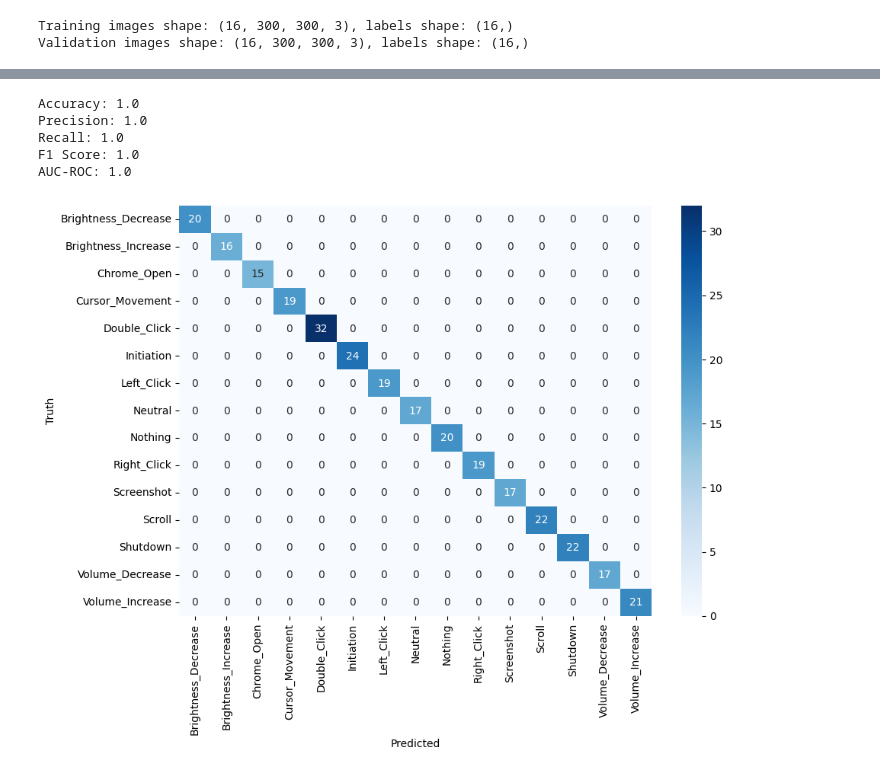
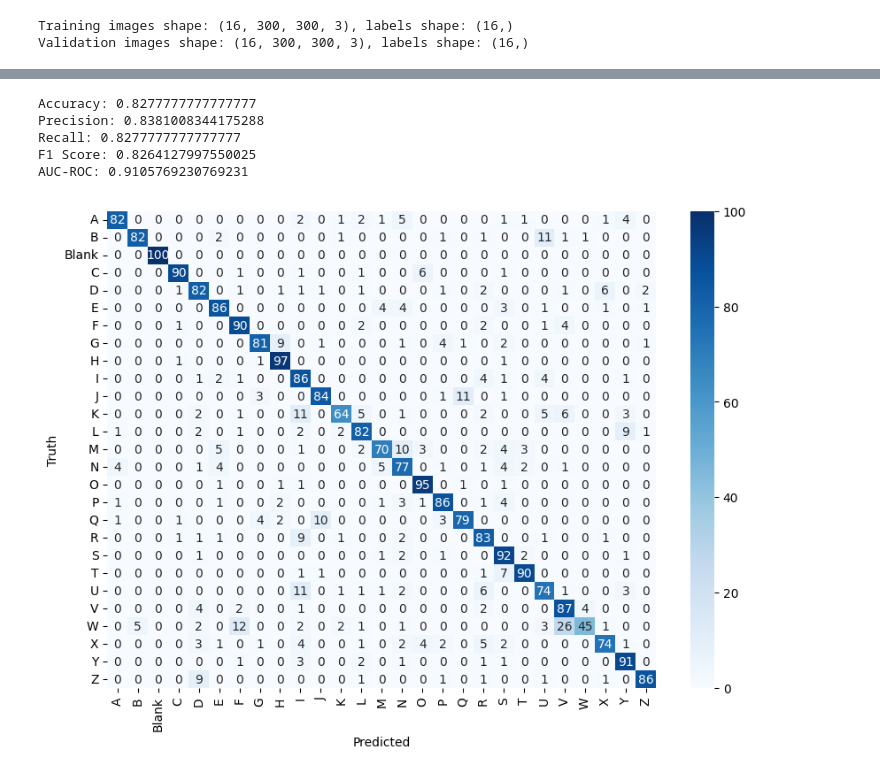
Before and after one commit to AbhinashShrestha/GBHCI, a Jupyter notebook: Model_Training/main_efficientnetv2.ipynb, the cells around one changed output, grey strips where cells are left out. Drawn from its saved outputs; the diff is of its cells as text; code cells hidden in the pictures.

Commit message:
EfficientNetV2S_300x300_FEB_14_Dataset_alpha.h5 is one of the best models on the Dataset_alpha

```diff
--- a/Model_Training/main_efficientnetv2.ipynb
+++ b/Model_Training/main_efficientnetv2.ipynb
@@ -199,7 +217,7 @@ for i, class_name in enumerate(class_names):
 # %%
 # Cell 6: Build model
 inputs = layers.Input(shape=(IMG_WIDTH, IMG_HEIGHT, 3))
-model = EfficientNetV2S(include_top=False, input_tensor=inputs, weights="imagenet")
+model = EfficientNetV2M(include_top=False, input_tensor=inputs, weights="imagenet")
 
 # Freeze the pretrained weights
 model.trainable = False
@@ -251,11 +269,11 @@ None
 # %%
 # Cell 7: Define callbacks
 early_stopping = EarlyStopping(monitor='val_loss', patience=5, restore_best_weights=True)
-checkpoint_filepath = '/home/anon/MajorProject/Non_Git/Checkpoints/Dataset_alpha/checkpoint-{epoch:02d}-{val_accuracy:.4f}.h5'
+checkpoint_filepath = '/home/anon/MajorProject/Non_Git/Checkpoints/Synthetic_Dataset/checkpoint-{epoch:02d}-{val_accuracy:.4f}.h5'
 model_checkpoint = ModelCheckpoint(filepath=checkpoint_filepath, monitor='val_accuracy', mode='max', save_best_only=True)
 # %%
 #Cell 8 train the model
-epochs = 30
+epochs = 40
 hist = model.fit(train_ds, epochs=epochs, validation_data=val_ds, callbacks=[early_stopping, model_checkpoint])
 # hist = model.fit(train_ds, epochs=epochs, validation_data=val_ds, callbacks=[early_stopping])
 # %% [output]
@@ -553,41 +567,41 @@ auc_roc = roc_auc_score(y_true_lb, y_pred_lb, average=average, multi_class='ovr'
 
 # Confusion Matrix
 cm = confusion_matrix(y_true, y_pred)
 
 # Print metrics
 print(f"Accuracy: {accuracy}")
 print(f"Precision: {precision}")
 print(f"Recall: {recall}")
 print(f"F1 Score: {f1}")
 print(f"AUC-ROC: {auc_roc}")
 
 # Assuming class_names is a list of your class names in the order they were encoded
-class_names = ['Brightness_Decrease', 'Brightness_Increase', 'Chrome_Open', 'Cursor_Movement', 'Double_Click', 'Initiation', 'Left_Click', 'Neutral', 'Nothing', 'Right_Click', 'Screenshot', 'Scroll', 'Shutdown', 'Volume_Decrease', 'Volume_Increase']
+# class_names = ['Brightness_Decrease', 'Brightness_Increase', 'Chrome_Open', 'Cursor_Movement', 'Double_Click', 'Initiation', 'Left_Click', 'Neutral', 'Nothing', 'Right_Click', 'Screenshot', 'Scroll', 'Shutdown', 'Volume_Decrease', 'Volume_Increase']
 # class_names = ['0', '1', '2', '3', '4', '5', '6', '7', '8', '9', 'a', 'b', 'c', 'd', 'e', 'f', 'g', 'h', 'i', 'j', 'k', 'l', 'm', 'n', 'o', 'p', 'q', 'r', 's', 't', 'u', 'v', 'w', 'x', 'y', 'z']
 
-# class_names = ['A', 'B', 'Blank', 'C', 'D', 'E', 'F', 'G', 'H', 'I', 'J', 'K', 'L', 'M', 'N', 'O', 'P', 'Q', 'R', 'S', 'T', 'U', 'V', 'W', 'X', 'Y', 'Z']
+class_names = ['A', 'B', 'Blank', 'C', 'D', 'E', 'F', 'G', 'H', 'I', 'J', 'K', 'L', 'M', 'N', 'O', 'P', 'Q', 'R', 'S', 'T', 'U', 'V', 'W', 'X', 'Y', 'Z']
 
 
 # # Plot confusion matrix as a heatmap
 # plt.figure(figsize=(10,7))
 # sns.heatmap(cm, annot=True, fmt='d', xticklabels=class_names, yticklabels=class_names)
 # plt.xlabel('Predicted')
 # plt.ylabel('Truth')
 # plt.show()
 
 # Plot confusion matrix as a heatmap
 plt.figure(figsize=(10,7))
 sns.heatmap(cm, annot=True, fmt='d',xticklabels=class_names, yticklabels=class_names, cmap='Blues')
 plt.xlabel('Predicted')
 plt.ylabel('Truth')
 plt.show()
 # %% [output]
-Accuracy: 1.0
-Precision: 1.0
-Recall: 1.0
-F1 Score: 1.0
-AUC-ROC: 1.0
+Accuracy: 0.8277777777777777
+Precision: 0.8381008344175288
+Recall: 0.8277777777777777
+F1 Score: 0.8264127997550025
+AUC-ROC: 0.9105769230769231
-[figure, old version]
+[figure, new version]
 # %%
 from sklearn.metrics import roc_auc_score
 from sklearn.preprocessing import LabelBinarizer
```
Also changed, not shown: parts of 16 cells of this notebook.
